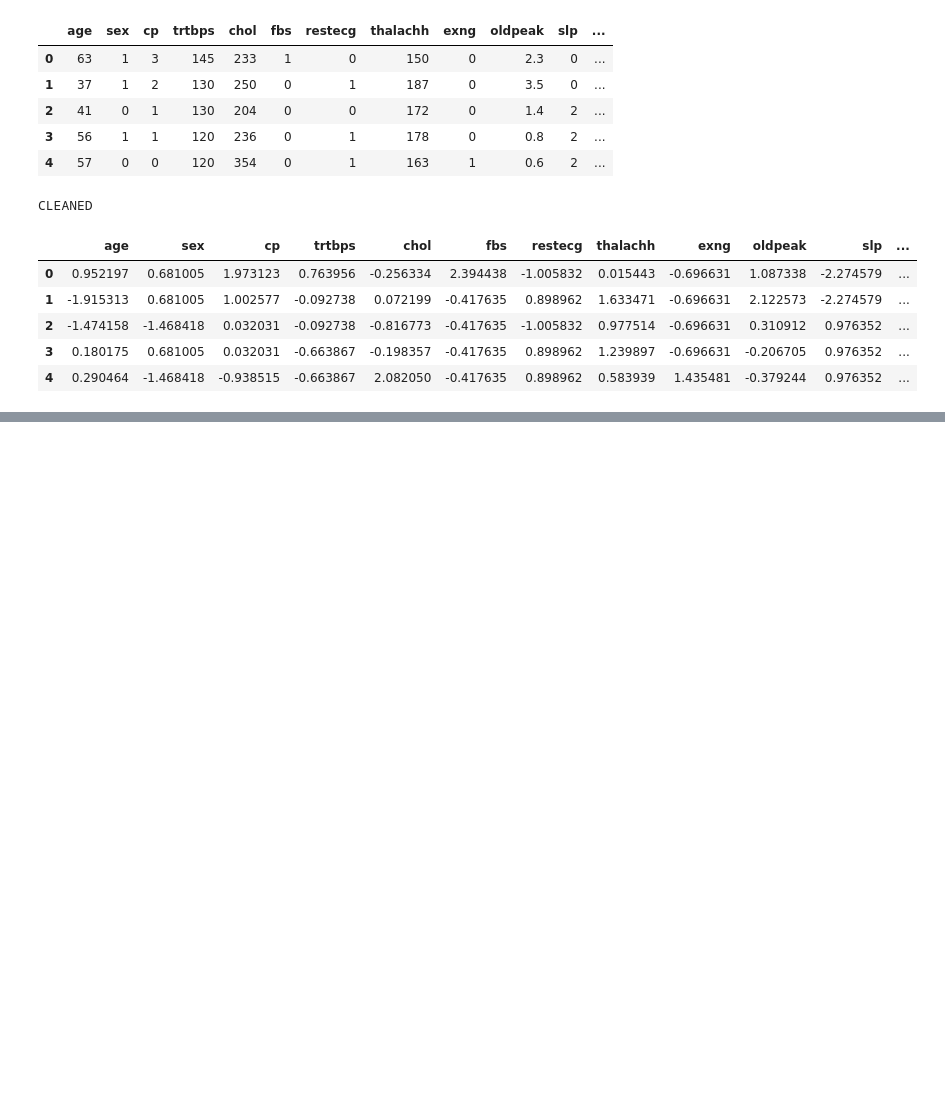
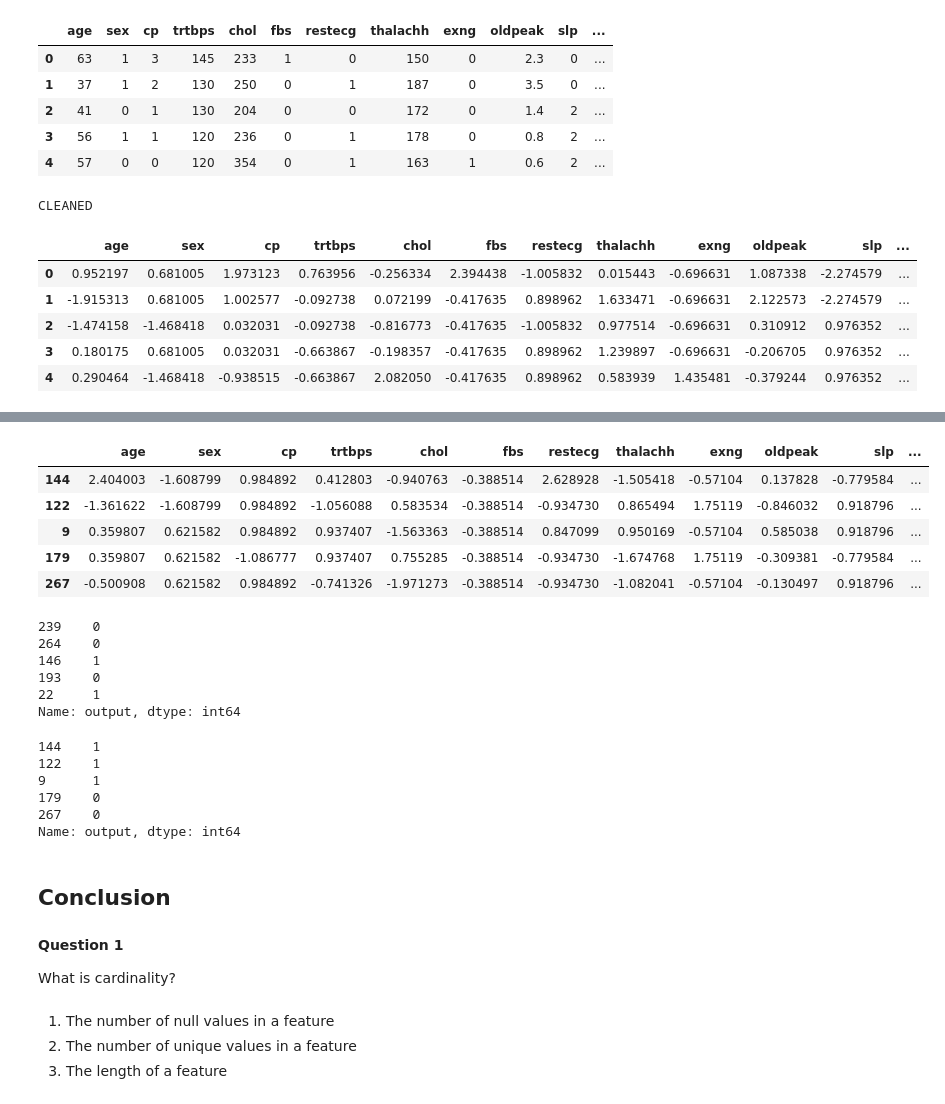
Before and after one commit to j0sephsasson/Pepsi-Training-Course, a Jupyter notebook: notebooks/Feature_Selection_&_Feature_Engineering_Day_4.ipynb, the cells around one changed output, grey strips where cells are left out. Drawn from its saved outputs; the diff is of its cells as text; code cells hidden in the pictures; blank space fills up the shorter version.

```diff
--- a/notebooks/Feature_Selection_&_Feature_Engineering_Day_4.ipynb
+++ b/notebooks/Feature_Selection_&_Feature_Engineering_Day_4.ipynb
@@ -386,0 +440,39 @@ CLEANED
+# %%
+X_test_clean.head()
+# %% [output]
+|  | age | sex | cp | trtbps | chol | fbs | restecg | thalachh | exng | oldpeak | slp | ... |
+| 144 | 2.404003 | -1.608799 | 0.984892 | 0.412803 | -0.940763 | -0.388514 | 2.628928 | -1.505418 | -0.57104 | 0.137828 | -0.779584 | ... |
+| 122 | -1.361622 | -1.608799 | 0.984892 | -1.056088 | 0.583534 | -0.388514 | -0.934730 | 0.865494 | 1.75119 | -0.846032 | 0.918796 | ... |
+| 9 | 0.359807 | 0.621582 | 0.984892 | 0.937407 | -1.563363 | -0.388514 | 0.847099 | 0.950169 | -0.57104 | 0.585038 | 0.918796 | ... |
+| 179 | 0.359807 | 0.621582 | -1.086777 | 0.937407 | 0.755285 | -0.388514 | -0.934730 | -1.674768 | 1.75119 | -0.309381 | -0.779584 | ... |
+| 267 | -0.500908 | 0.621582 | 0.984892 | -0.741326 | -1.971273 | -0.388514 | -0.934730 | -1.082041 | -0.57104 | -0.130497 | 0.918796 | ... |
+# %%
+y_train.head()
+# %% [output]
+239    0
+264    0
+146    1
+193    0
+22     1
+Name: output, dtype: int64
+# %%
+y_test.head()
+# %% [output]
+144    1
+122    1
+9      1
+179    0
+267    0
+Name: output, dtype: int64
+# %% [markdown]
+## Conclusion
+# %% [markdown]
+**Question 1**
+
+What is cardinality?
+# %% [markdown]
+
+
+1.   The number of null values in a feature
+2.   The number of unique values in a feature
+3.   The length of a feature
```
Also changed, not shown: parts of 20 cells of this notebook, 1 other file.
